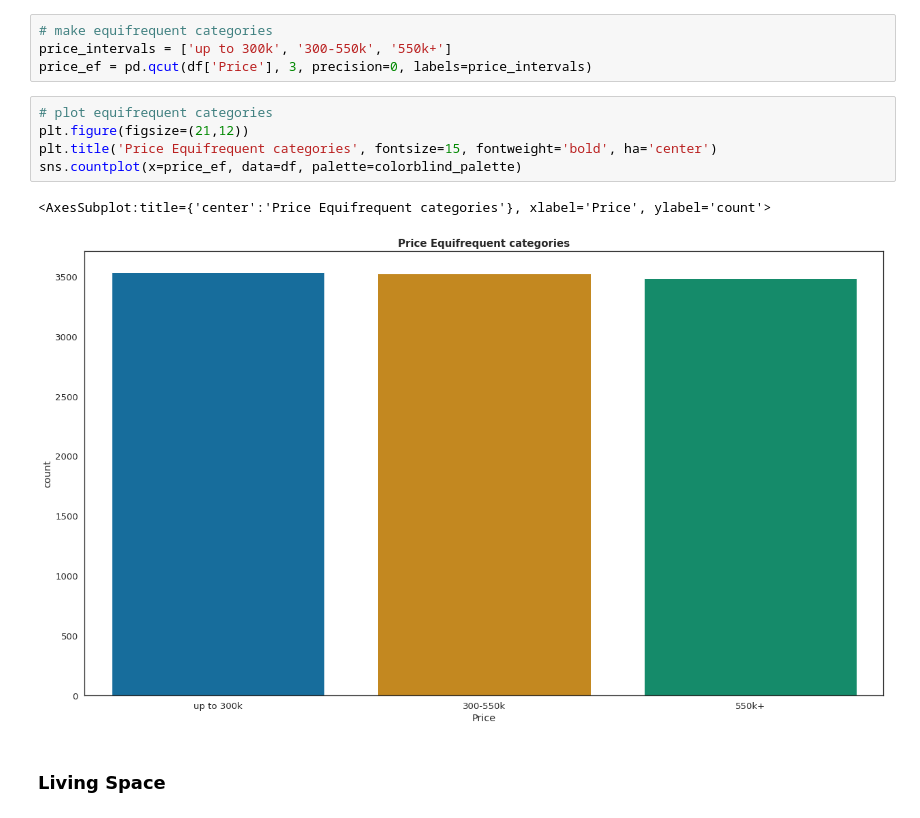
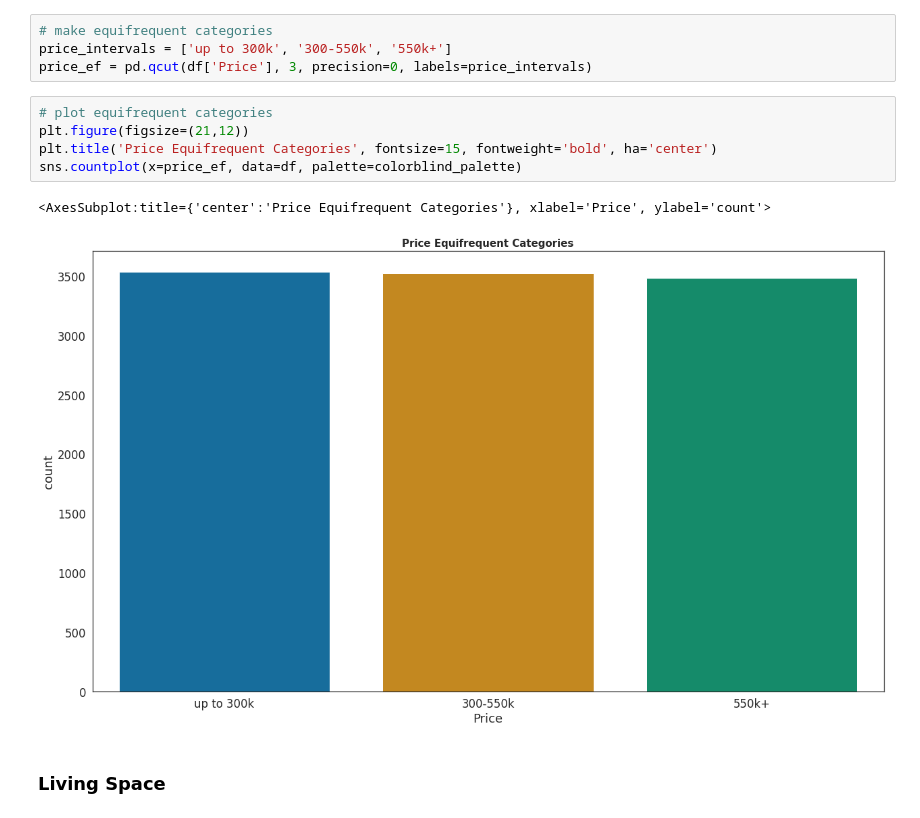
Before and after one commit to clytaemnestra/real-estate-data-analysis, a Jupyter notebook: analysis.ipynb, the cells around one changed output. Drawn from its saved outputs; the diff is of its cells as text.

```diff
--- a/analysis.ipynb
+++ b/analysis.ipynb
@@ -130,11 +130,11 @@ price_ef = pd.qcut(df['Price'], 3, precision=0, labels=price_intervals)
 # %%
 # plot equifrequent categories
 plt.figure(figsize=(21,12))
-plt.title('Price Equifrequent categories', fontsize=15, fontweight='bold', ha='center')
+plt.title('Price Equifrequent Categories', fontsize=15, fontweight='bold', ha='center')
 sns.countplot(x=price_ef, data=df, palette=colorblind_palette)
 # %% [output]
-<AxesSubplot:title={'center':'Price Equifrequent categories'}, xlabel='Price', ylabel='count'>
+<AxesSubplot:title={'center':'Price Equifrequent Categories'}, xlabel='Price', ylabel='count'>
-[figure, old version]
+[figure, new version]
 # %% [markdown]
 ### Living Space
 # %%
```
Also changed, not shown: parts of 41 cells of this notebook.
